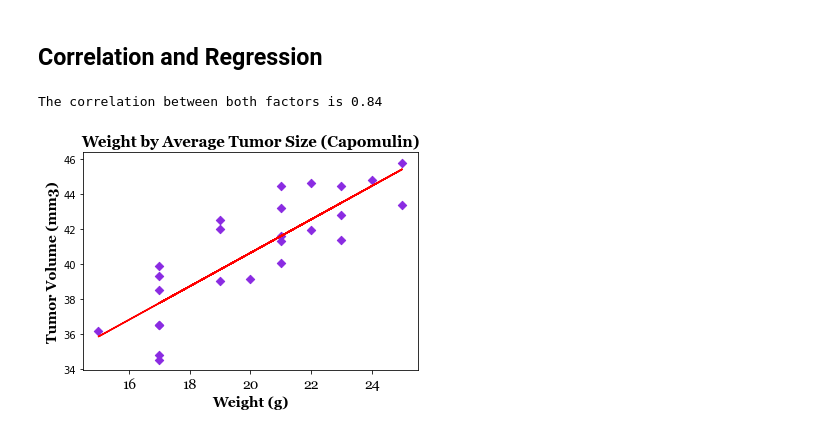
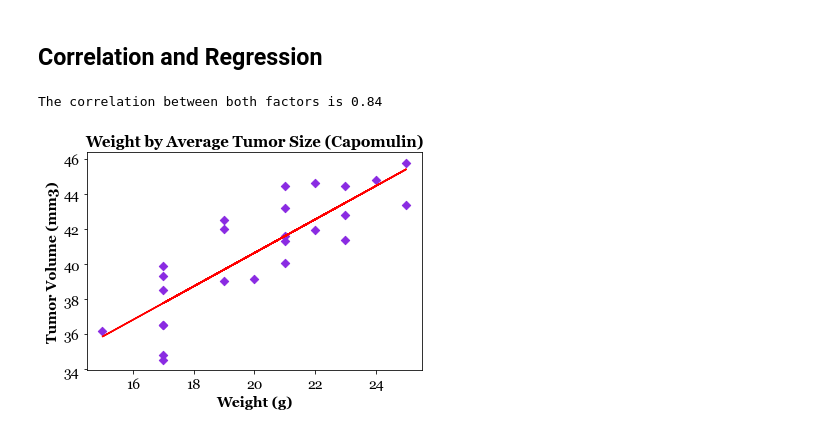
Before and after one commit to nlmuscanell/UCF-05-MATPLOTLIB, a Jupyter notebook: Pymaceuticals/pymaceuticals_starter.ipynb, the cells around one changed output. Cells and saved outputs as stored; diff of their text form; code cells hidden in the pictures.

Commit message:
format updated for correlatio & regression

```diff
--- a/Pymaceuticals/pymaceuticals_starter.ipynb
+++ b/Pymaceuticals/pymaceuticals_starter.ipynb
@@ -304,29 +308,31 @@ plt.xticks(fontsize=14, **csfont)
 # %%
 # Set x and y values
 x_values = avg_vol_df['Weight (g)']
 y_values = avg_vol_df['Tumor Volume (mm3)']
 
-# Perform a linear regression on mouse weight and average tumor volume
+# Perform linear regression on mouse weight and average tumor volume
 slope, intercept, rvalue, pvalue, stderr = linregress(x_values, y_values)
 regress_values = x_values * slope + intercept
 line_eq = "y = " + str(round(slope,2)) + "x + " + str(round(intercept,2))
 plt.scatter(x_values,y_values, marker='D', color='blueviolet', s=35)
 plt.plot(x_values,regress_values,"r-")
 plt.xlabel('Weight (g)')
 plt.ylabel('Tumor Volume (mm3)')
 
 # Font formatting
 csfont = {'fontname': "Georgia"}
 
 # Set the title and axis labels
 plt.title("Weight by Average Tumor Size (Capomulin)", fontsize=15, fontweight='bold', **csfont)
 plt.xlabel('Weight (g)', fontsize=14, fontweight='bold', **csfont)
 plt.ylabel('Tumor Volume (mm3)', fontsize=14, fontweight='bold', **csfont)
 plt.xticks(fontsize=14, **csfont)
+plt.yticks(fontsize=14, **csfont)
+plt.show
 
-# Calculate the correlation coefficient
+# Calculate the correlation coefficient for mouse weight and average tumor volume
 correlation = st.pearsonr(x_values,y_values)
 print(f"The correlation between both factors is {round(correlation[0],2)}")
 # %% [output]
 The correlation between both factors is 0.84
-[figure, old version]
+[figure, new version]
```
Also changed, not shown: parts of 2 cells of this notebook.
